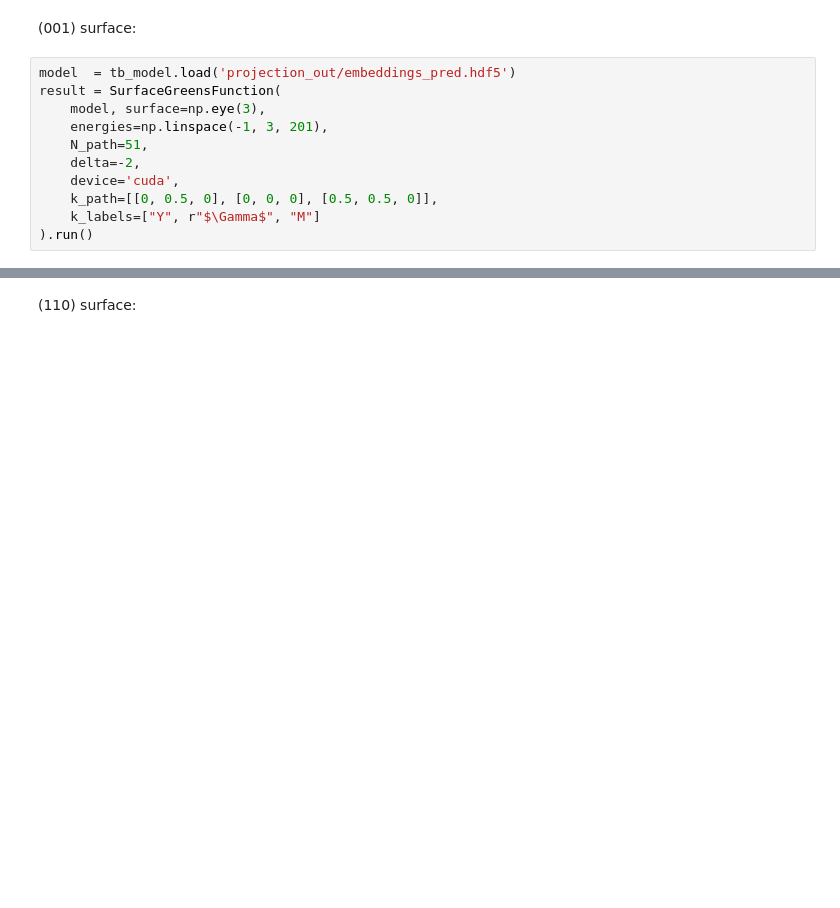
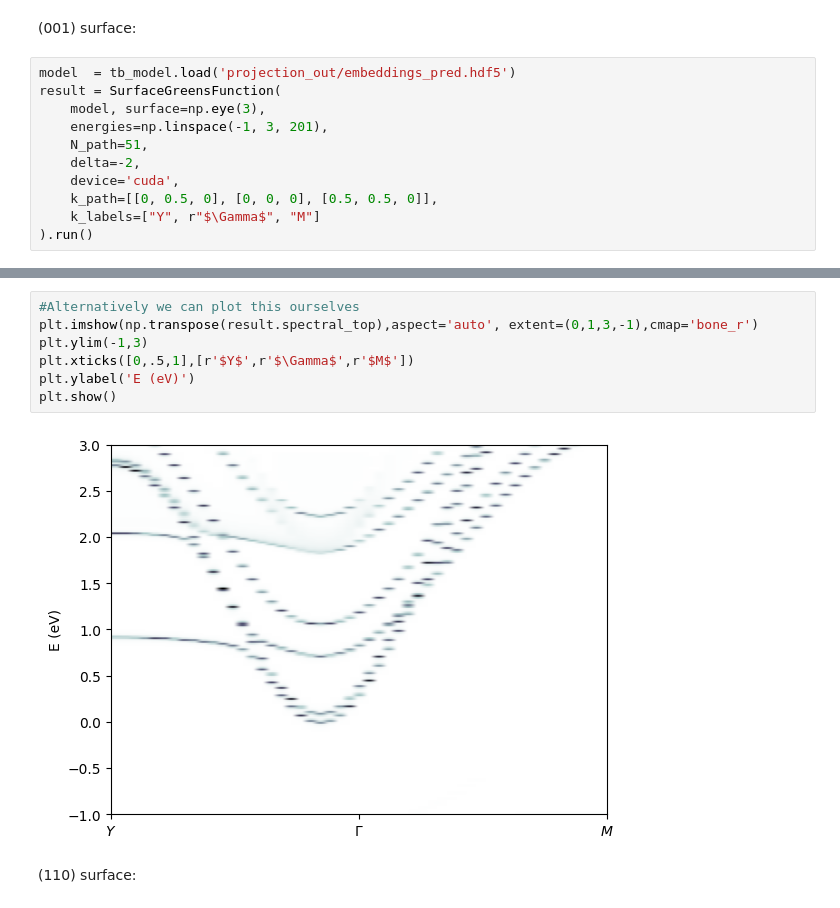
Before and after one commit to alextyner-tailwater/Tailwater, a Jupyter notebook: Tutorials/Surface_States.ipynb, the cells around one changed output, grey strips where cells are left out. Saved outputs shown, nothing was run; the diff lists cells and outputs as text; blank space fills up the shorter version.

```diff
--- a/Tutorials/Surface_States.ipynb
+++ b/Tutorials/Surface_States.ipynb
@@ -107,3 +137,12 @@ result.figure_top
+# %%
+#Alternatively we can plot this ourselves
+plt.imshow(np.transpose(result.spectral_top),aspect='auto', extent=(0,1,3,-1),cmap='bone_r')
+plt.ylim(-1,3)
+plt.xticks([0,.5,1],[r'$Y$',r'$\Gamma$',r'$M$'])
+plt.ylabel('E (eV)')
+plt.show()
+# %% [output]
+[figure, added]
 # %% [markdown]
 (110) surface:
 # %%
```
Also changed, not shown: parts of 11 cells of this notebook.
